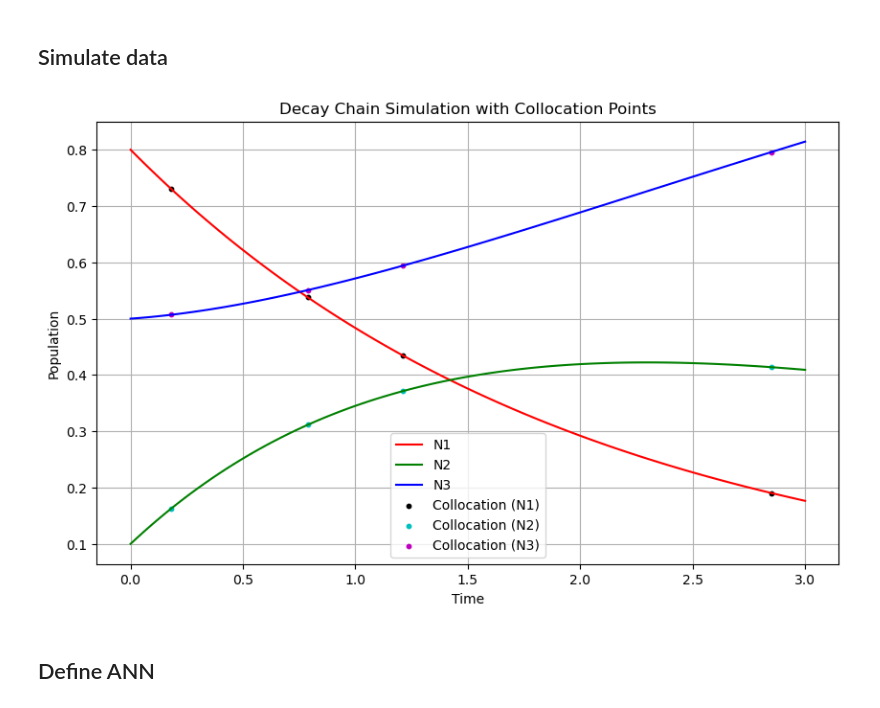
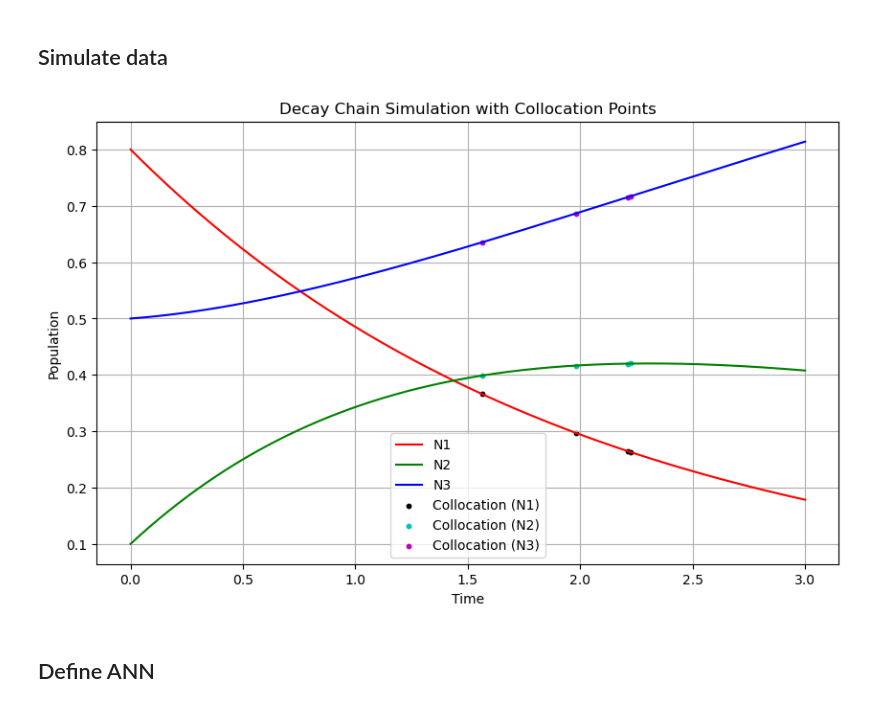
Before and after one commit to Pawelbure/colab-binder_WoC_AJP_2025, a Jupyter notebook: Predicting-dynamics/Supervised_ML-chained-radioactive-decay.ipynb, the cells around one changed output. Saved outputs shown, nothing was run; the diff lists cells and outputs as text; code cells hidden in the pictures.

```diff
--- a/Predicting-dynamics/Supervised_ML-chained-radioactive-decay.ipynb
+++ b/Predicting-dynamics/Supervised_ML-chained-radioactive-decay.ipynb
@@ -30,6 +26,8 @@ torch.manual_seed(seed)
 # %% [markdown]
 ## Simulate data
 # %%
+np.random.seed(seed)
+
 # Decay constants
 lambda1 = 0.5
 lambda2 = 0.3
@@ -39,7 +37,7 @@ t_start = 0
 t_end = 3
 prediction_time = 3 # length of prediction
 
-t = np.linspace(t_start, t_end, 100)
+t = np.linspace(t_start, t_end, 1000)
 dt = t[1] - t[0]
 
 # Initial conditions
@@ -57,34 +55,34 @@ for i in range(1, len(t)):
     N1[i] = N1[i-1] + dN1 * dt
     N2[i] = N2[i-1] + dN2 * dt
     N3[i] = N3[i-1] + dN3 * dt
 
 # Tensors for full supervised data and evaluation
 t_tensor = torch.tensor(t, dtype=torch.float32).view(-1, 1)
 N_data = torch.tensor(np.stack([N1, N2, N3], axis=1), dtype=torch.float32)
 
 # Collocation points (used by PINN for residual loss)
 n_collocation = 4
 indices = np.random.choice(len(t), n_collocation, replace=False)
 indices = np.sort(indices)
 t_col = torch.tensor(t[indices], dtype=torch.float32).view(-1, 1).requires_grad_(True)
 N_col = N_data[indices]
 
 # Plot simulated data and collocation points
 plt.figure(figsize=(10, 6))
 plt.plot(t, N1, 'r', label='N1')
 plt.plot(t, N2, 'g', label='N2')
 plt.plot(t, N3, 'b', label='N3')
 plt.scatter(t[indices], N1[indices], color='k', s=10, label='Collocation (N1)')
 plt.scatter(t[indices], N2[indices], color='c', s=10, label='Collocation (N2)')
 plt.scatter(t[indices], N3[indices], color='m', s=10, label='Collocation (N3)')
 plt.title("Decay Chain Simulation with Collocation Points")
 plt.xlabel("Time")
 plt.ylabel("Population")
 plt.legend()
 plt.grid(True)
 plt.show()
 # %% [output]
-[figure, old version]
+[figure, new version]
 # %% [markdown]
 ## Define ANN
 # %%
```
Also changed, not shown: parts of 6 cells of this notebook, 1 other file.
